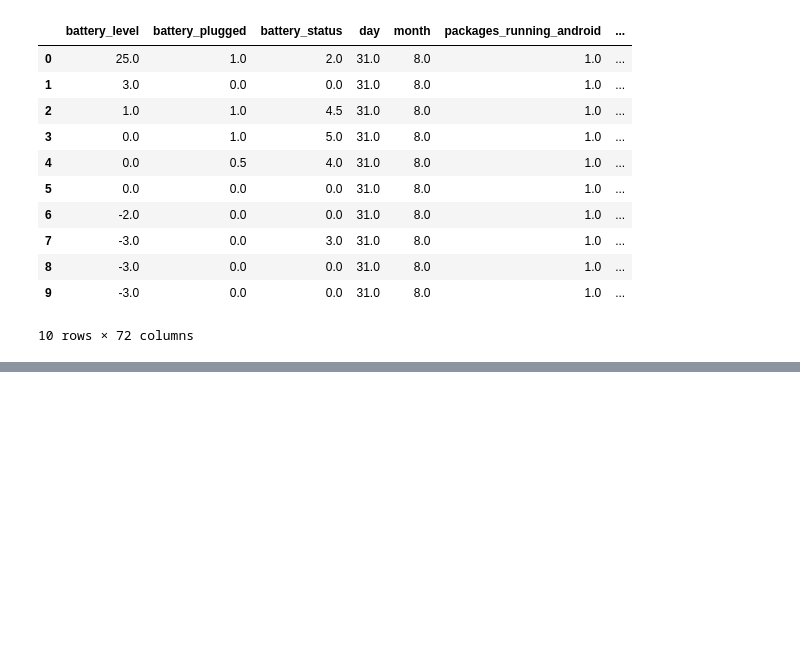
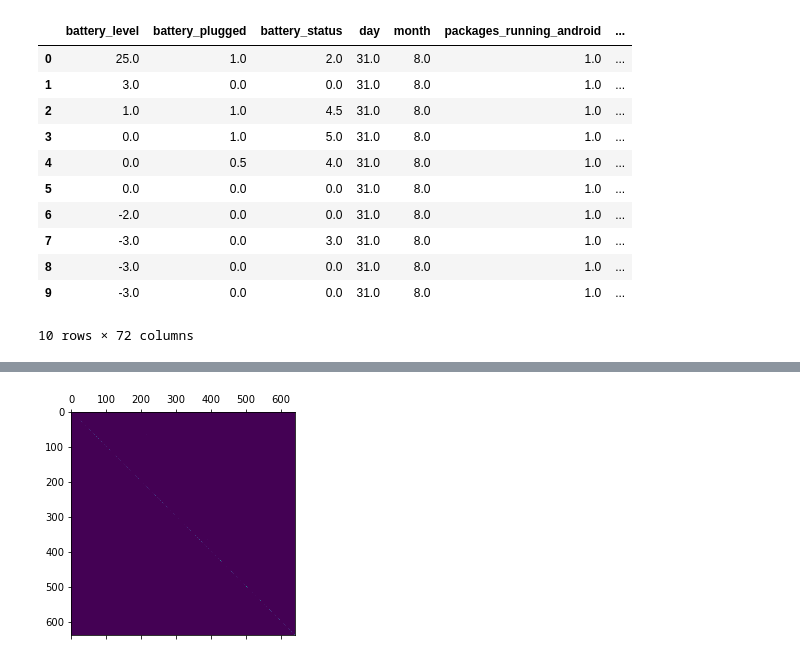
Before and after one commit to JanNogga/PR_project01, a Jupyter notebook: sheet03/dataVisualization.ipynb, the cells around one changed output, grey strips where cells are left out. Saved outputs shown, nothing was run; the diff lists cells and outputs as text; code cells hidden in the pictures; blank space fills up the shorter version.

```diff
--- a/sheet03/dataVisualization.ipynb
+++ b/sheet03/dataVisualization.ipynb
@@ -33,0 +299,5 @@ profile.to_file("output.html")
+# %%
+plt.matshow(StateMatrix)
+plt.show()
+# %% [output]
+[figure, added]
```
Also changed, not shown: parts of 30 cells of this notebook, 1 other file.
